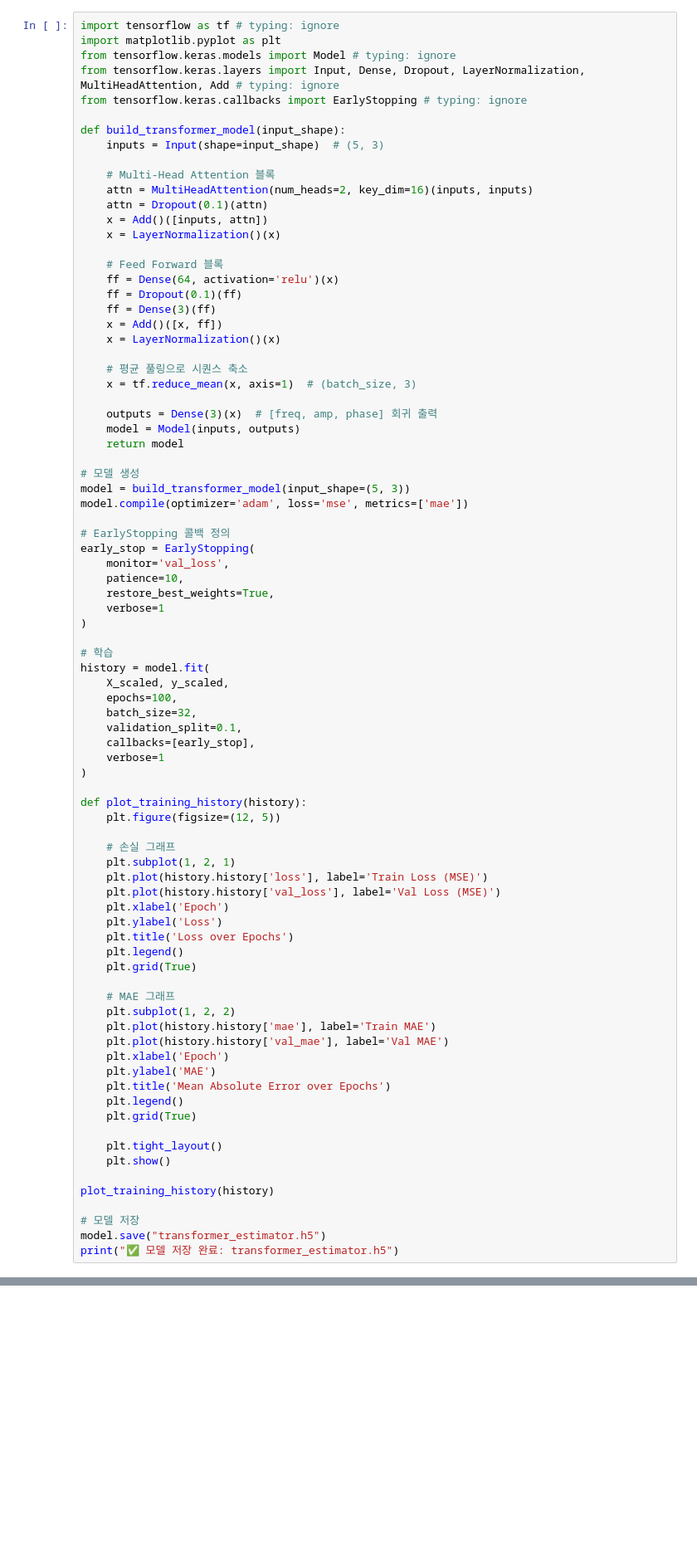
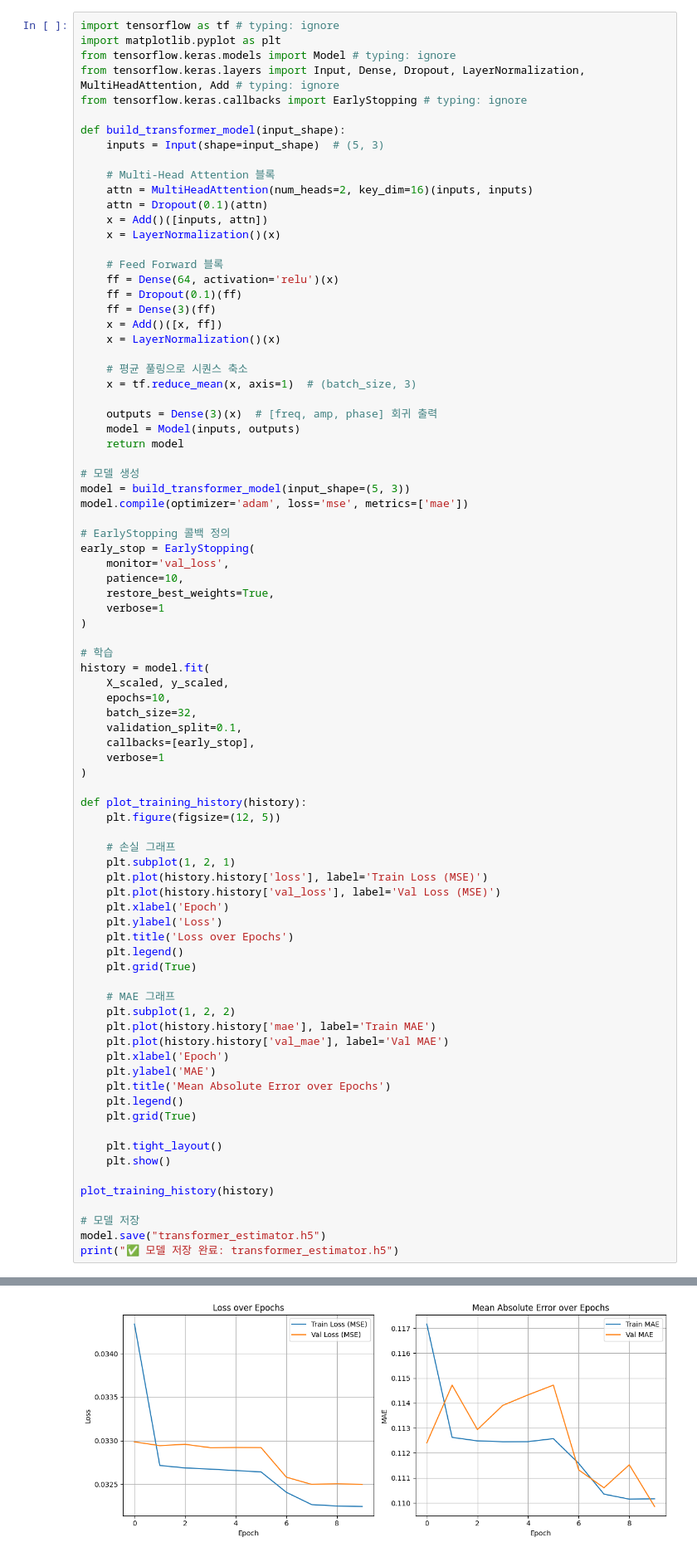
Before and after one commit to tngkrwlsmd/lstm, a Jupyter notebook: transformer.ipynb, the cells around one changed output, grey strips where cells are left out. Shown at 83% size. Drawn from its saved outputs; the diff is of its cells as text; blank space fills up the shorter version.

```diff
--- a/transformer.ipynb
+++ b/transformer.ipynb
@@ -159,7 +159,7 @@ early_stop = EarlyStopping(
 # 학습
 history = model.fit(
     X_scaled, y_scaled,
-    epochs=100,
+    epochs=10,
     batch_size=32,
     validation_split=0.1,
     callbacks=[early_stop],
@@ -197,3 +197,4 @@ plot_training_history(history)
 # 모델 저장
 model.save("transformer_estimator.h5")
 print("✅ 모델 저장 완료: transformer_estimator.h5")
+# %% [output]
@@ -199,0 +221 @@ print("✅ 모델 저장 완료: transformer_estimator.h5")
+[figure, added]
```
Also changed, not shown: parts of 7 cells of this notebook, 7 other files.
